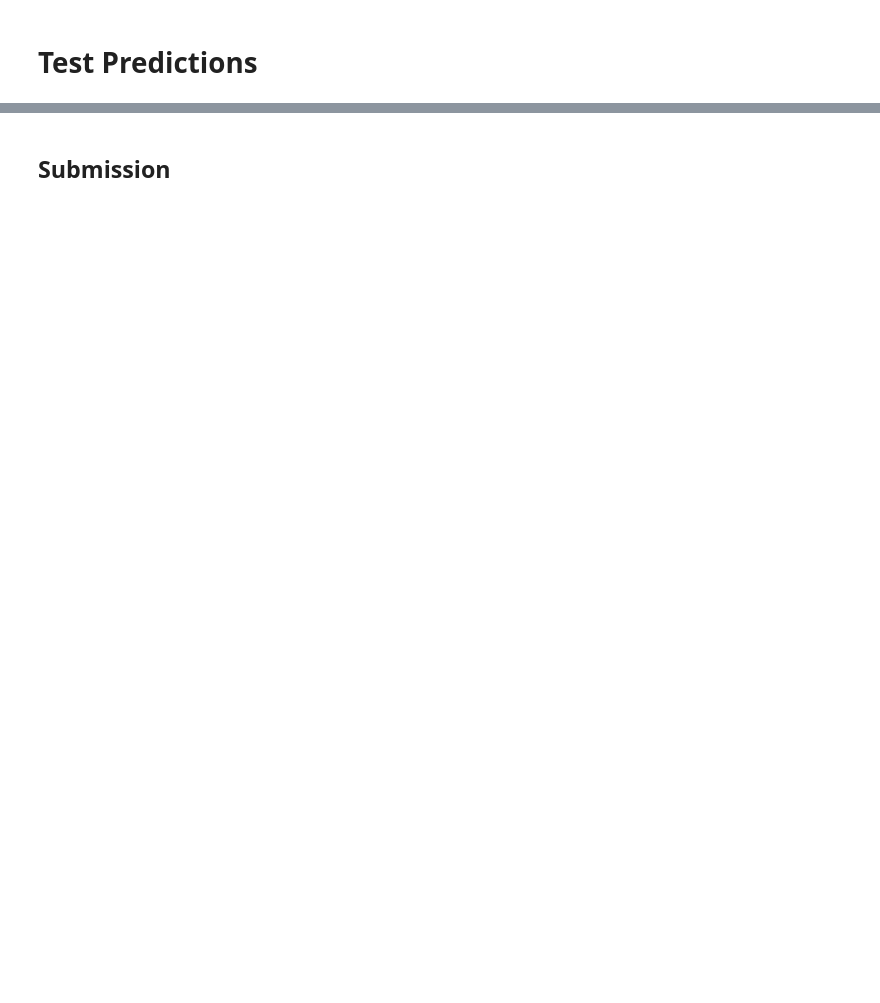
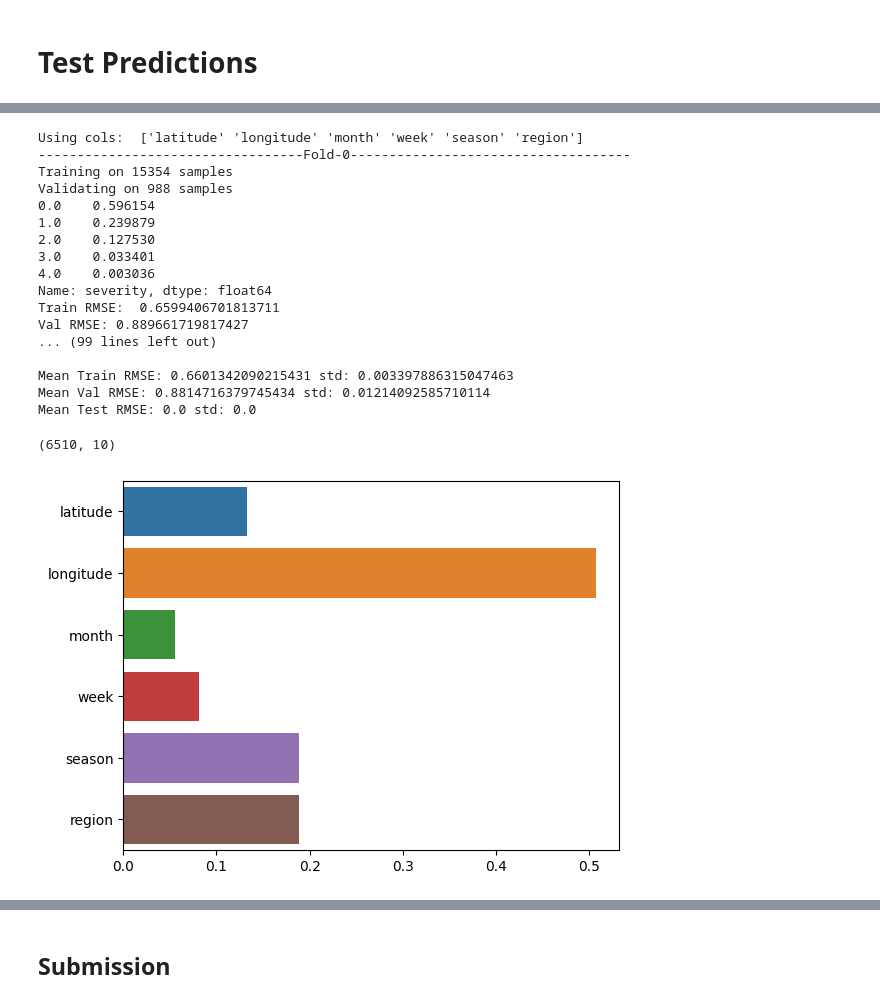
Before and after one commit to k-loki/Algal-bloom-Identification, a Jupyter notebook: notebooks/mt_data_again.ipynb, the cells around one changed output, grey strips where cells are left out. Cells and saved outputs as stored; diff of their text form; code cells hidden in the pictures; blank space fills up the shorter version.

```diff
--- a/notebooks/mt_data_again.ipynb
+++ b/notebooks/mt_data_again.ipynb
@@ -571,9 +659,29 @@ all_X_train.shape, all_y_train.shape
 X_test.week = X_test.week.astype('int')
 X_test.region = X_test.region.map(reg_map)
 # %%
-xgb_reg = XGBRegressor(n_estimators=1000, max_depth=3, learning_rate=0.1, n_jobs=-1, random_state=12_000, tree_method='gpu_hist', gpu_id=0)
-test_preds_cv, train_preds_cv,  *_= cv_it(xgb_reg, all_X_train, all_y_train, X_test=X_test, splits=10, cv_predict=True)
+xgb_reg = XGBClassifier(n_estimators=1000, max_depth=5, learning_rate=0.1, n_jobs=-1, random_state=12_000, tree_method='gpu_hist', gpu_id=0)
+test_preds_cv, train_preds_cv,  *_ = cv_it(xgb_reg, all_X_train, all_y_train, X_test=X_test, splits=10, cv_predict=True, task='clf')
 test_preds_cv.shape
+# %% [output]
+Using cols:  ['latitude' 'longitude' 'month' 'week' 'season' 'region']
+----------------------------------Fold-0------------------------------------
+Training on 15354 samples
+Validating on 988 samples
+0.0    0.596154
+1.0    0.239879
+2.0    0.127530
+3.0    0.033401
+4.0    0.003036
+Name: severity, dtype: float64
+Train RMSE:  0.6599406701813711
+Val RMSE: 0.889661719817427
+... (99 lines left out)
+
+Mean Train RMSE: 0.6601342090215431 std: 0.003397886315047463
+Mean Val RMSE: 0.8814716379745434 std: 0.01214092585710114
+Mean Test RMSE: 0.0 std: 0.0
+(6510, 10)
+[figure, added]
 # %%
 preds_rmr = np.round(np.mean(np.round(test_preds_cv), axis=1)) # mean of rounded predictions
 preds_rm = np.round(np.mean(test_preds_cv, axis=1))  # rounded mean
```
Also changed, not shown: parts of 21 cells of this notebook.
